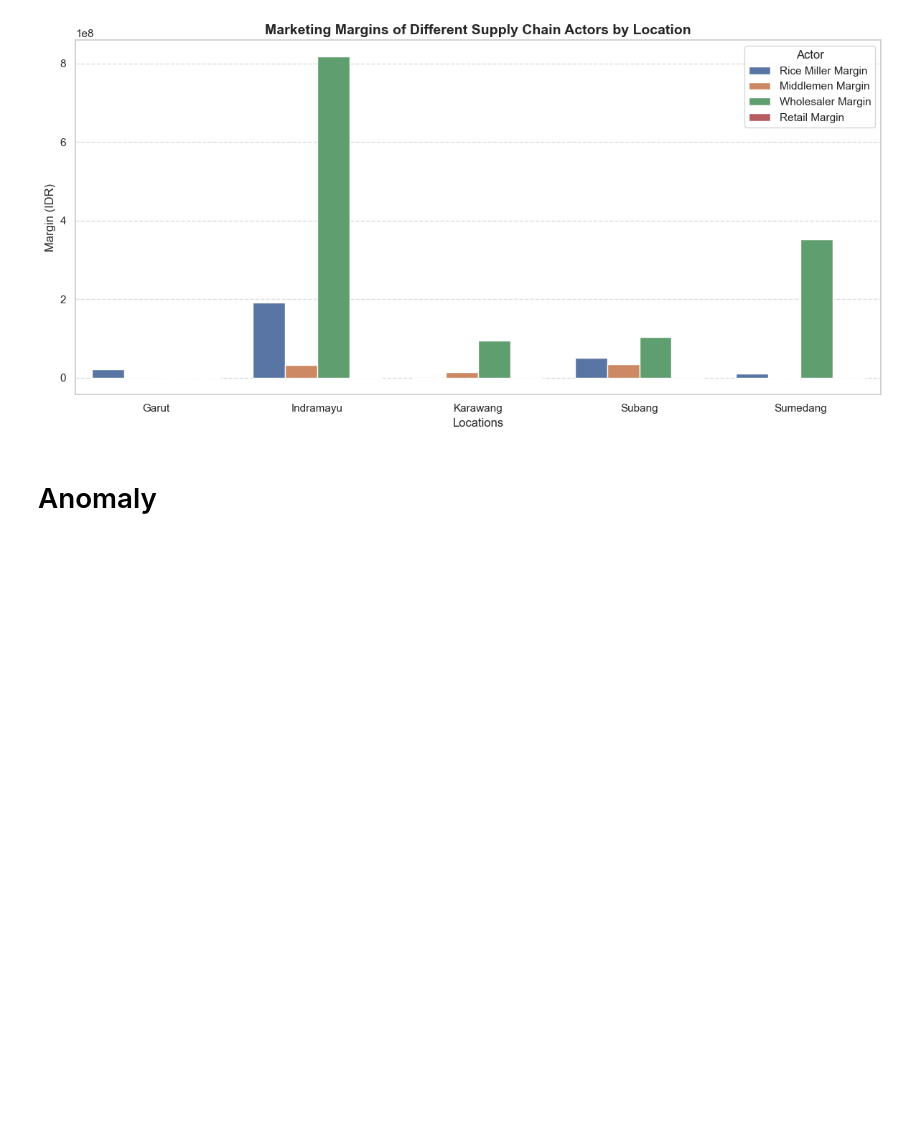
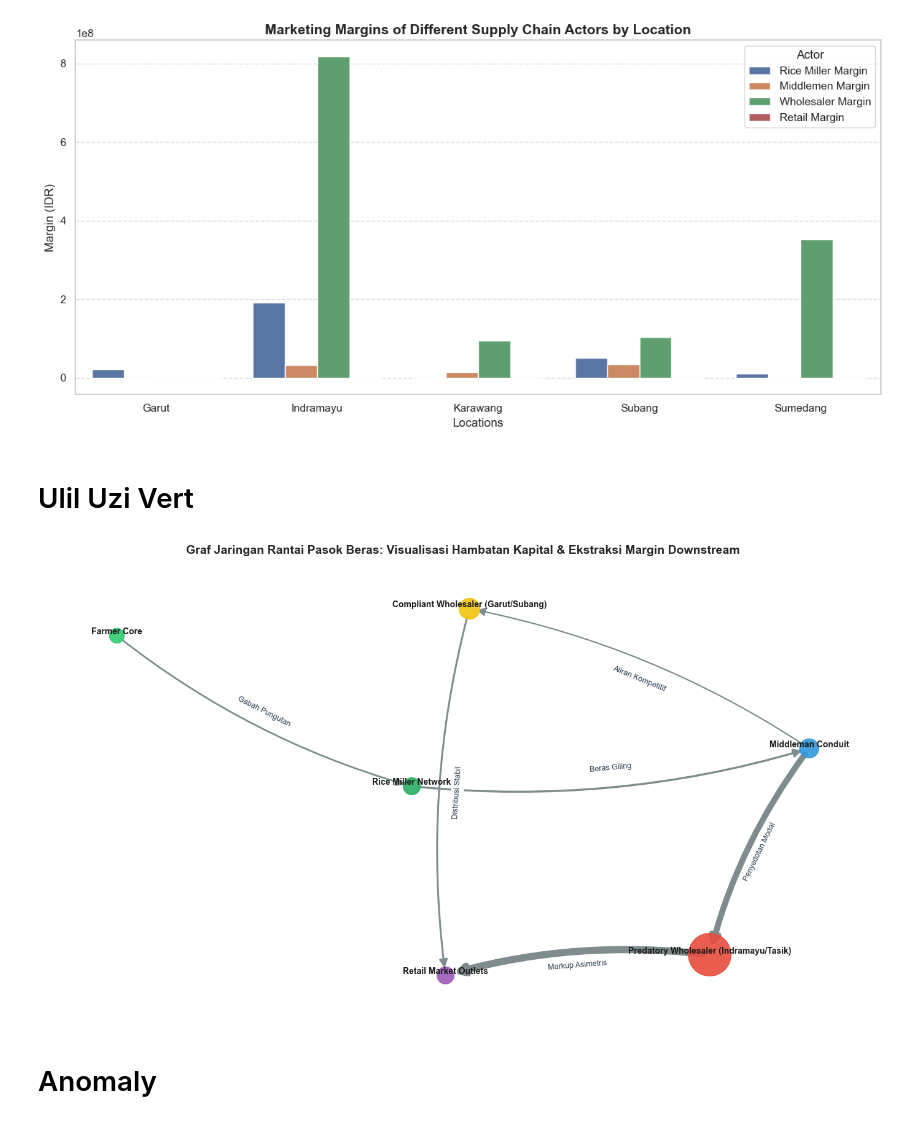
Before and after one commit to avidvesha/fit26, a Jupyter notebook: eda.ipynb, the cells around one changed output. Saved outputs shown, nothing was run; the diff lists cells and outputs as text; code cells hidden in the pictures; blank space fills up the shorter version.

Commit message:
edit: chaining now

```diff
--- a/eda.ipynb
+++ b/eda.ipynb
@@ -155,3 +155,5 @@ plt.show()
 3     Subang        5.042437e+07      3.430143e+07       1.033080e+08  388815.789474
 4   Sumedang        1.016693e+07      5.368455e+05       3.513532e+08  394017.857143
 [figure]
+# %% [markdown]
+# Ulil Uzi Vert
@@ -157,0 +228,60 @@ plt.show()
+# %%
+import pandas as pd
+import numpy as np
+import networkx as nx
+import matplotlib.pyplot as plt
+
+# 1. Inisialisasi Directed Graph
+G = nx.DiGraph()
+
+# 2. Definisikan struktur node komparatif berdasarkan mean ROI per tier dari data analitik kita
+# Node format: (Nama_Node, {atribut})
+nodes_definition = [
+    ('Farmer Core', {'tier': 'Upstream', 'size': 300, 'color': '#2ecc71'}),
+    ('Rice Miller Network', {'tier': 'Upstream', 'size': 400, 'color': '#27ae60'}),
+    ('Middleman Conduit', {'tier': 'Logistics', 'size': 500, 'color': '#3498db'}),
+    ('Compliant Wholesaler (Garut/Subang)', {'tier': 'Downstream_Normal', 'size': 600, 'color': '#f1c40f'}),
+    ('Predatory Wholesaler (Indramayu/Tasik)', {'tier': 'Downstream_Risk', 'size': 2500, 'color': '#e74c3c'}),
+    ('Retail Market Outlets', {'tier': 'Downstream_Normal', 'size': 400, 'color': '#9b59b6'})
+]
+
+G.add_nodes_from(nodes_definition)
+
+# 3. Bangun keterkaitan distribusi berarah (Aliran Fisik & Finansial)
+edges_definition = [
+    ('Farmer Core', 'Rice Miller Network', {'weight': 1.0, 'label': 'Gabah Pungutan'}),
+    ('Rice Miller Network', 'Middleman Conduit', {'weight': 1.2, 'label': 'Beras Giling'}),
+    ('Middleman Conduit', 'Compliant Wholesaler (Garut/Subang)', {'weight': 0.8, 'label': 'Aliran Kompetitif'}),
+    ('Middleman Conduit', 'Predatory Wholesaler (Indramayu/Tasik)', {'weight': 3.5, 'label': 'Penyedotan Modal'}),
+    ('Compliant Wholesaler (Garut/Subang)', 'Retail Market Outlets', {'weight': 1.1, 'label': 'Distribusi Stabil'}),
+    ('Predatory Wholesaler (Indramayu/Tasik)', 'Retail Market Outlets', {'weight': 4.2, 'label': 'Markup Asimetris'})
+]
+
+for src, dst, attrs in edges_definition:
+    G.add_edge(src, dst, **attrs)
+
+# 4. Rendering Grafik Menggunakan Struktur Tata Letak Multipartite/Spring
+plt.figure(figsize=(14, 8))
+pos = nx.spring_layout(G, seed=101, k=1.5)
+
+# Ekstrak atribut untuk parameter plotting
+node_sizes = [data['size'] for node, data in G.nodes(data=True)]
+node_colors = [data['color'] for node, data in G.nodes(data=True)]
+edge_widths = [data['weight'] * 2 for src, dst, data in G.edges(data=True)]
+
+# Draw elemen komparatif graf
+nx.draw_networkx_nodes(G, pos, node_size=node_sizes, node_color=node_colors, alpha=0.9)
+nx.draw_networkx_edges(G, pos, width=edge_widths, edge_color='#7f8c8d', arrowsize=20, connectionstyle='arc3,rad=0.1')
+nx.draw_networkx_labels(G, pos, font_size=10, font_weight='bold', verticalalignment='bottom')
+
+# Draw label pada jalur distribusi
+edge_labels = nx.get_edge_attributes(G, 'label')
+nx.draw_networkx_edge_labels(G, pos, edge_labels=edge_labels, font_size=9, font_color='#2c3e50')
+
+plt.title("Graf Jaringan Rantai Pasok Beras: Visualisasi Hambatan Kapital & Ekstraksi Margin Downstream", fontsize=14, weight='bold', pad=20)
+plt.axis('off')
+plt.tight_layout()
+plt.savefig("supply_chain_network_graph.png", dpi=300)
+plt.show()
+# %% [output]
+[figure, added]
```
Also changed, not shown: parts of 14 cells of this notebook.
